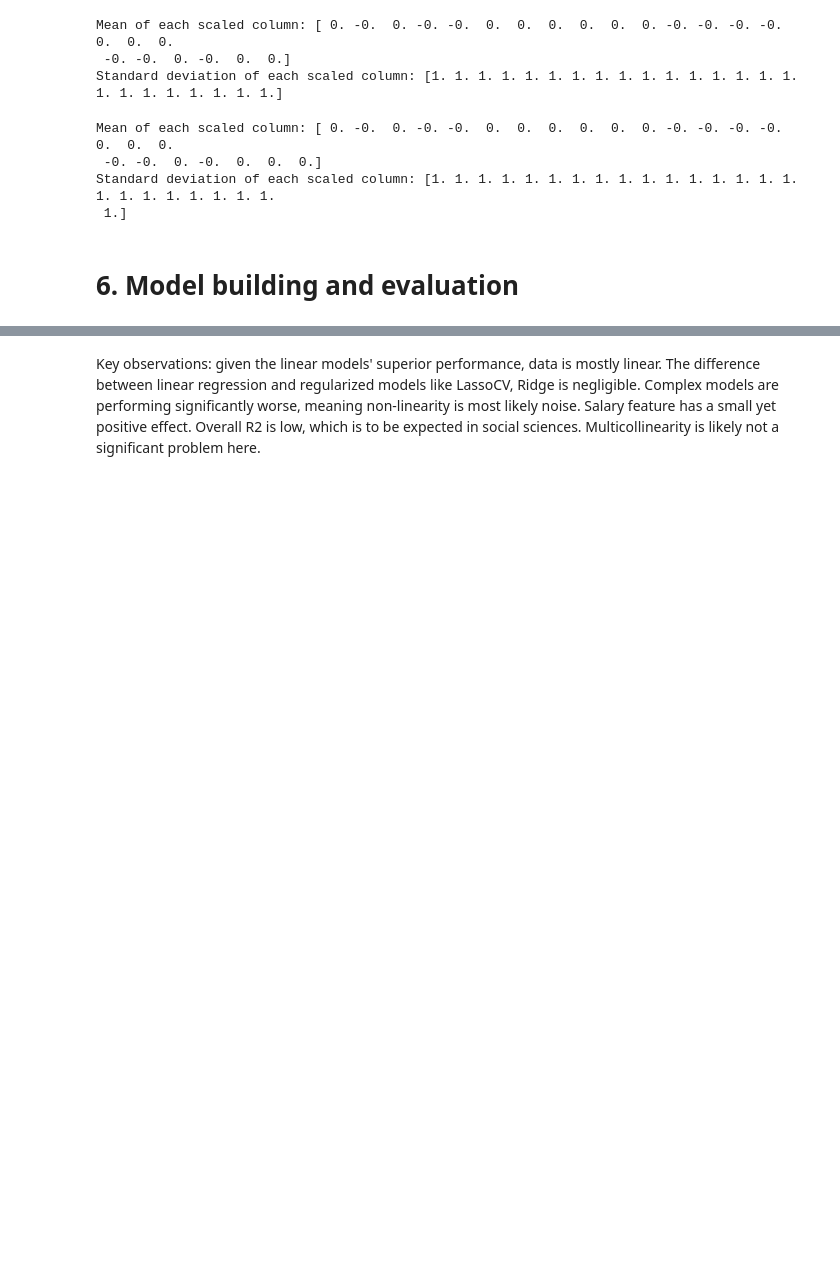
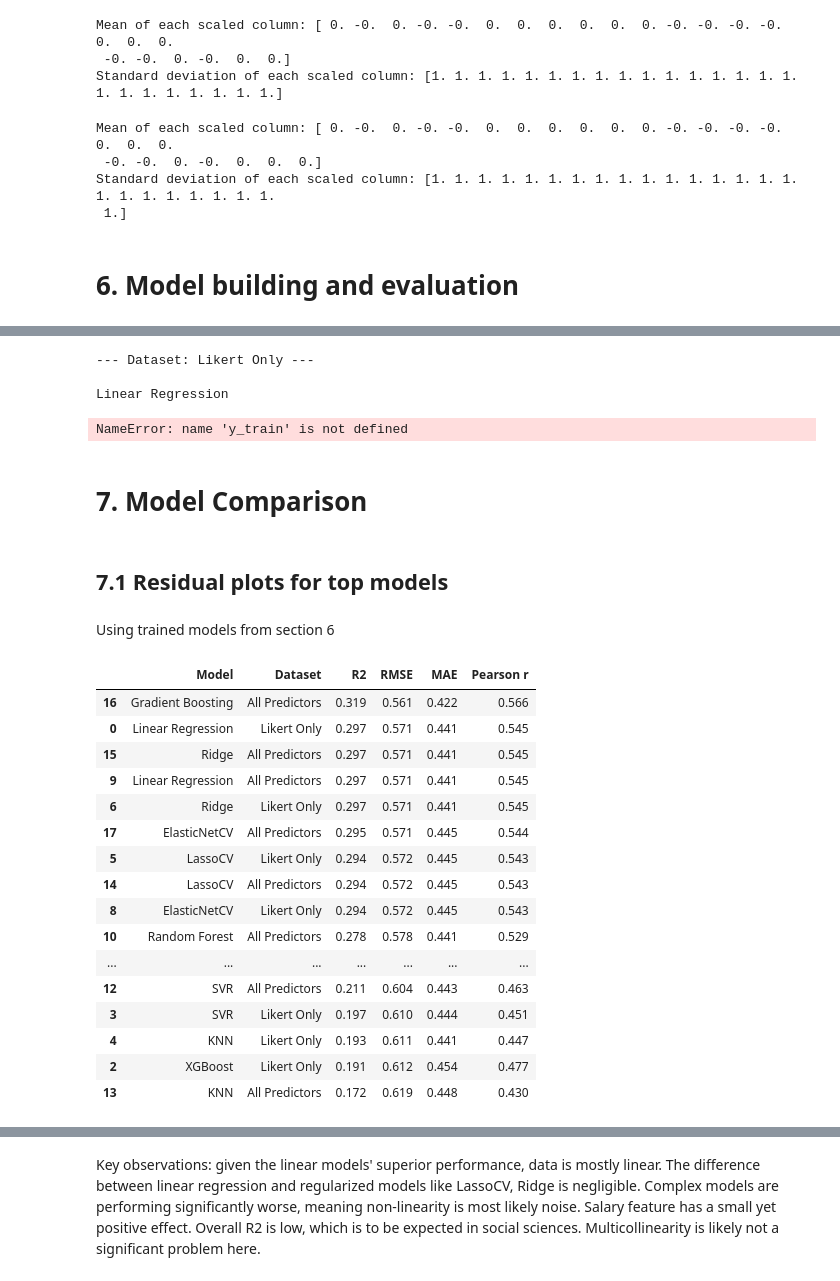
Before and after one commit to MermonGData/job-satisfaction-analysis, a Jupyter notebook: notebooks/03_modelling.ipynb, the cells around one changed output, grey strips where cells are left out. Saved outputs shown, nothing was run; the diff lists cells and outputs as text; code cells hidden in the pictures; blank space fills up the shorter version.

```diff
--- a/notebooks/03_modelling.ipynb
+++ b/notebooks/03_modelling.ipynb
@@ -462,4 +183,0 @@ Elastic Net
-# %%
-model_enc_l = ElasticNetCV()
-model_enc_l.fit(X_train_l_scaled, y_train)
-y_pred_enc_l = model_enc_l.predict(X_test_l_scaled)
@@ -587,0 +207,35 @@ results_df
+# %%
+for data_name, (Xtr, Xte) in datasets.items():
+    print(f"\n--- Dataset: {data_name} ---")
+
+    for model_name, model in models.items():
+        # Training the model
+        print(f"\n{model_name}")
+        model.fit(Xtr, y_train)
+        y_pred = model.predict(Xte)
+
+        # Saving the model and its test set
+        trained_models[data_name][model_name] = {
+            "model": model,
+            "X_test": Xte,
+            "y_pred": y_pred
+        }
+
+        # Evaluating the model
+        metrics = evaluate_regression_metrics_df(y_test, y_pred)
+        display(metrics)
+
+        plot_residuals(y_test, y_pred)
+
+        metrics["model"] = model_name
+        metrics["dataset"] = data_name
+        evaluation_results.append(metrics)
+# %% [output]
+--- Dataset: Likert Only ---
+
+Linear Regression
+NameError: name 'y_train' is not defined
+# %% [markdown]
+# 7. Model Comparison
+# %% [markdown]
+## 7.1 Residual plots for top models
@@ -587,0 +244,41 @@ results_df
+# %% [markdown]
+Using trained models from section 6
+# %%
+for dataset_name in trained_models.keys():
+    for model_name, entry in trained_models[dataset_name].items():
+        y_pred = entry["y_pred"]
+
+        y_test_vals = y_test.values
+
+        # Calculate metrics
+        diffs = y_test_vals - y_pred
+
+        comparison_results.append({
+            "Model": model_name,
+            "Dataset": dataset_name,
+            "R2": round(r2_score(y_test_vals, y_pred), 3),
+            "RMSE": round(np.sqrt(np.mean(diffs**2)), 3),
+            "MAE": round(np.mean(np.abs(diffs)), 3),
+            "Pearson r": round(np.corrcoef(y_test_vals, y_pred)[0, 1], 3)
+        })
+
+comparison_df = pd.DataFrame(comparison_results).sort_values(by="R2", ascending=False)
+display(comparison_df)
+# %% [output]
+|  | Model | Dataset | R2 | RMSE | MAE | Pearson r |
+| 16 | Gradient Boosting | All Predictors | 0.319 | 0.561 | 0.422 | 0.566 |
+| 0 | Linear Regression | Likert Only | 0.297 | 0.571 | 0.441 | 0.545 |
+| 15 | Ridge | All Predictors | 0.297 | 0.571 | 0.441 | 0.545 |
+| 9 | Linear Regression | All Predictors | 0.297 | 0.571 | 0.441 | 0.545 |
+| 6 | Ridge | Likert Only | 0.297 | 0.571 | 0.441 | 0.545 |
+| 17 | ElasticNetCV | All Predictors | 0.295 | 0.571 | 0.445 | 0.544 |
+| 5 | LassoCV | Likert Only | 0.294 | 0.572 | 0.445 | 0.543 |
+| 14 | LassoCV | All Predictors | 0.294 | 0.572 | 0.445 | 0.543 |
+| 8 | ElasticNetCV | Likert Only | 0.294 | 0.572 | 0.445 | 0.543 |
+| 10 | Random Forest | All Predictors | 0.278 | 0.578 | 0.441 | 0.529 |
+| ... | ... | ... | ... | ... | ... | ... |
+| 12 | SVR | All Predictors | 0.211 | 0.604 | 0.443 | 0.463 |
+| 3 | SVR | Likert Only | 0.197 | 0.610 | 0.444 | 0.451 |
+| 4 | KNN | Likert Only | 0.193 | 0.611 | 0.441 | 0.447 |
+| 2 | XGBoost | Likert Only | 0.191 | 0.612 | 0.454 | 0.477 |
+| 13 | KNN | All Predictors | 0.172 | 0.619 | 0.448 | 0.430 |
```
Also changed, not shown: parts of 113 cells of this notebook, 3 other files.
